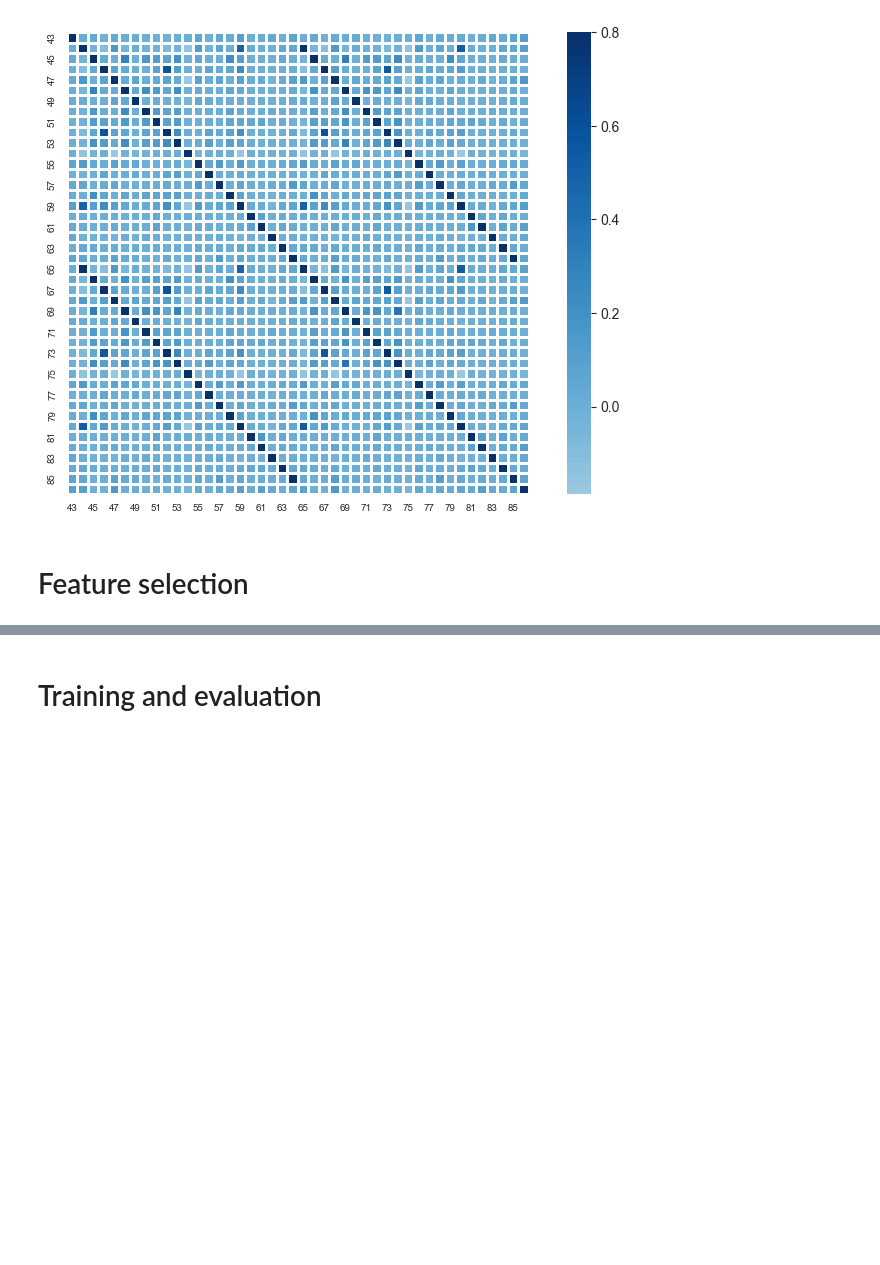
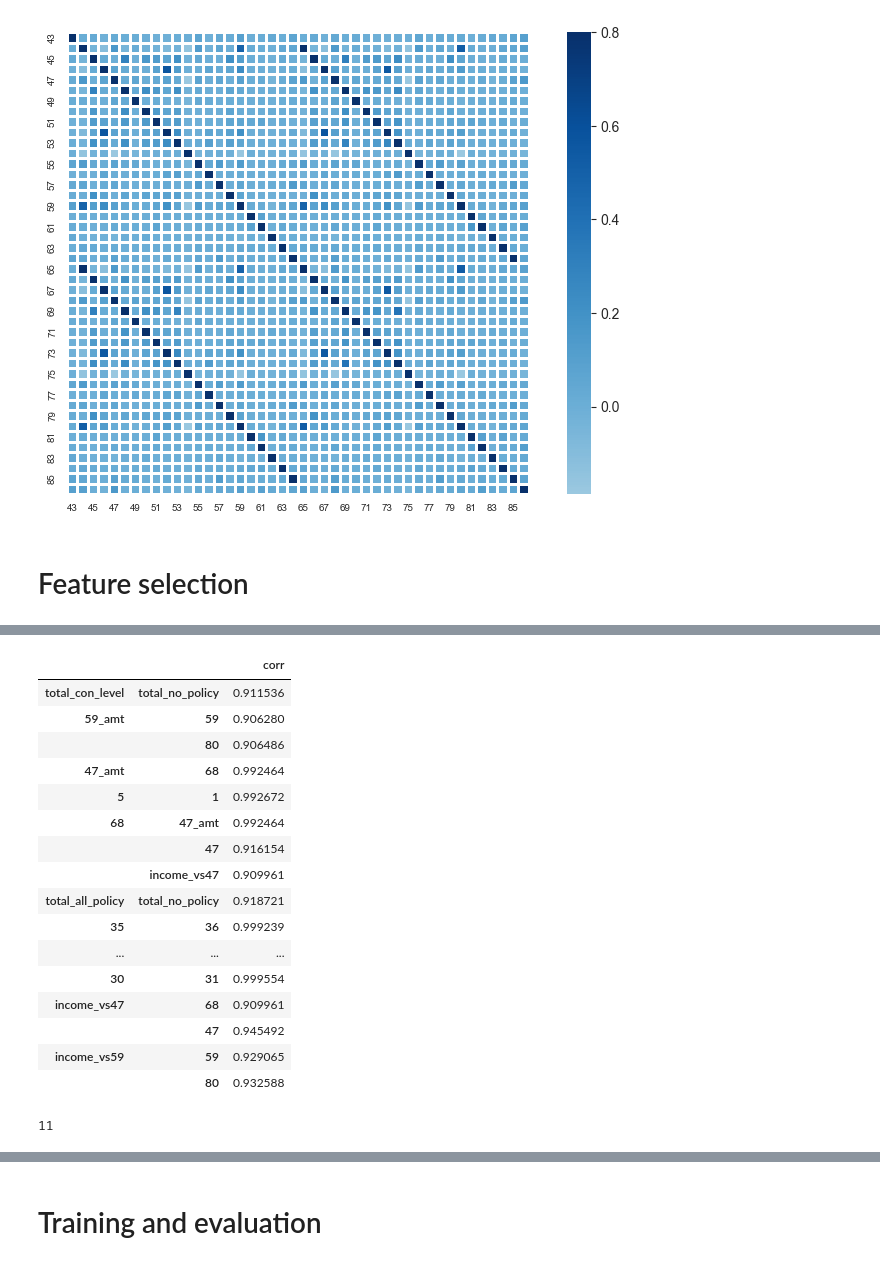
Before and after one commit to Nampq281/insurance_propensity_model, a Jupyter notebook: project_notebook.ipynb, the cells around one changed output, grey strips where cells are left out. Saved outputs shown, nothing was run; the diff lists cells and outputs as text; code cells hidden in the pictures; blank space fills up the shorter version.

```diff
--- a/project_notebook.ipynb
+++ b/project_notebook.ipynb
@@ -260,0 +312,24 @@ feature_list_1 = set(df.columns) - set(['ID']+label) - set(drop_list)
+# %%
+co = df[list(set(feature_list_2) - set(['social_class']))].corr().abs()
+# %%
+co_df = pd.DataFrame(co.unstack(), columns=['corr'])
+# %%
+co_df.query('corr > 0.9 & corr <1')
+# %% [output]
+|  |  | corr |
+| total_con_level | total_no_policy | 0.911536 |
+| 59_amt | 59 | 0.906280 |
+|  | 80 | 0.906486 |
+| 47_amt | 68 | 0.992464 |
+| 5 | 1 | 0.992672 |
+| 68 | 47_amt | 0.992464 |
+|  | 47 | 0.916154 |
+|  | income_vs47 | 0.909961 |
+| total_all_policy | total_no_policy | 0.918721 |
+| 35 | 36 | 0.999239 |
+| ... | ... | ... |
+| 30 | 31 | 0.999554 |
+| income_vs47 | 68 | 0.909961 |
+|  | 47 | 0.945492 |
+| income_vs59 | 59 | 0.929065 |
+|  | 80 | 0.932588 |
@@ -260,0 +344,4 @@ feature_list_1 = set(df.columns) - set(['ID']+label) - set(drop_list)
+# %%
+len(drop_list2)
+# %% [output]
+11
```
Also changed, not shown: parts of 40 cells of this notebook, 10 other files.
